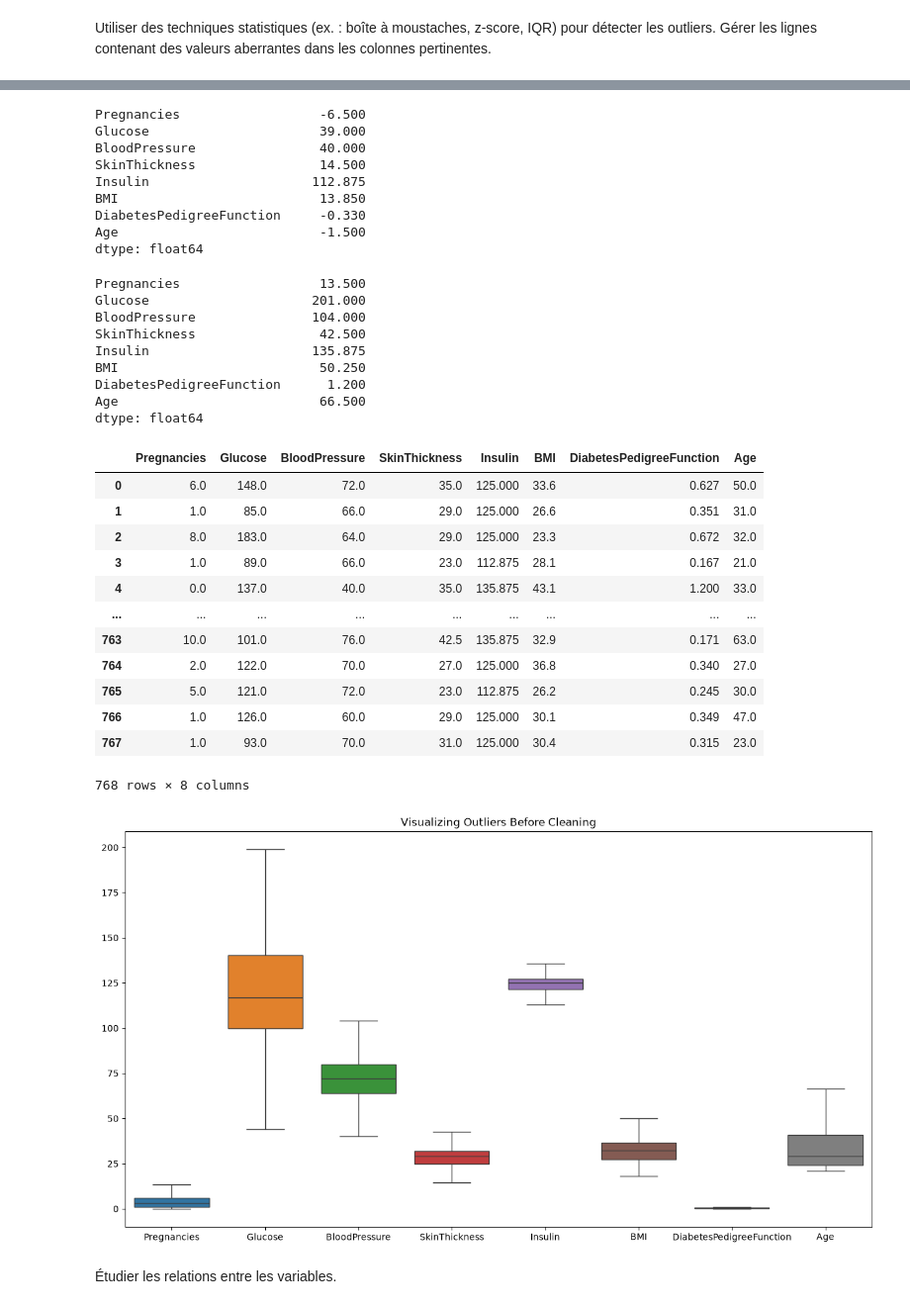
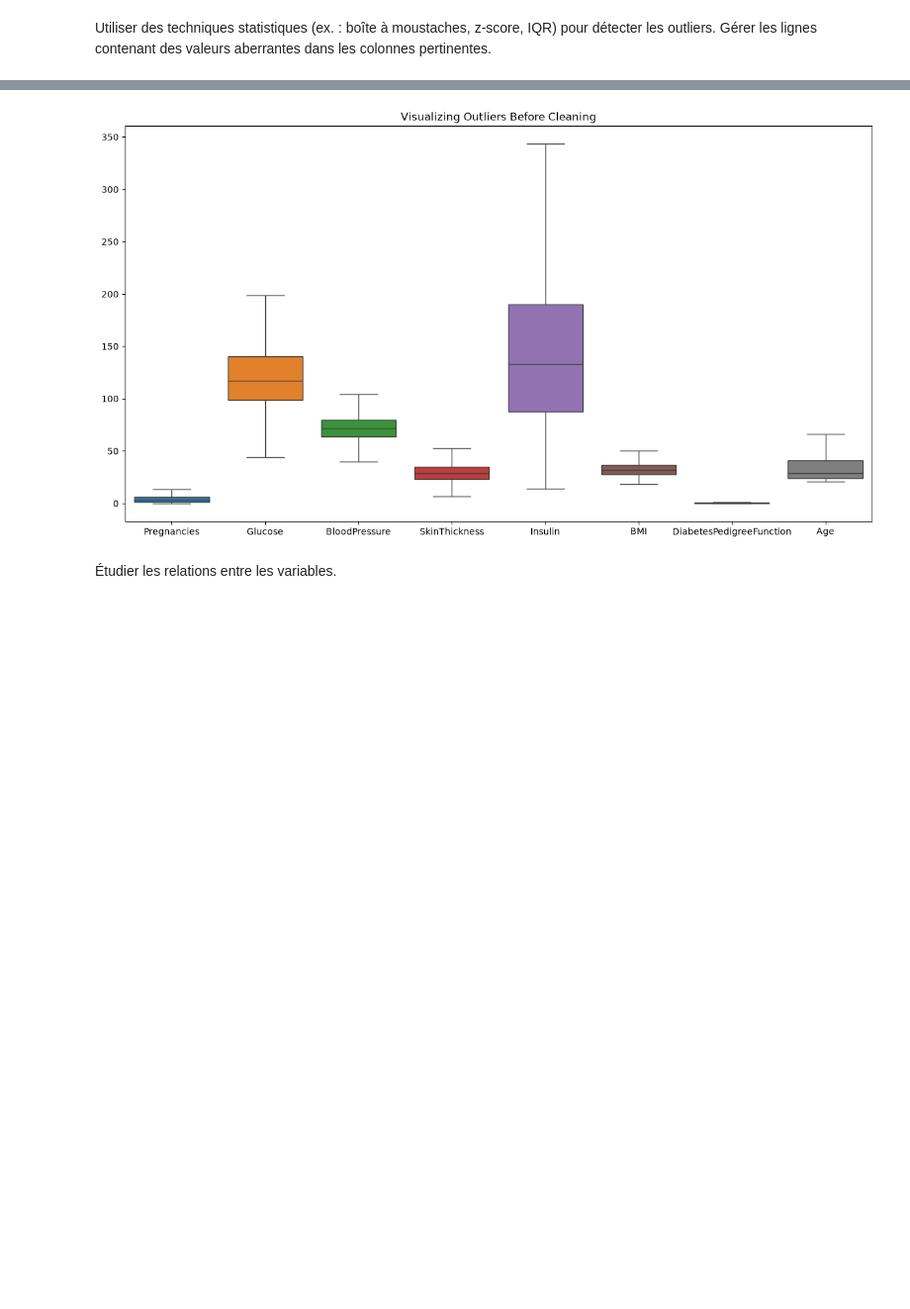
Before and after one commit to ElMehdiCherkaoui/Systeme-Intelligent-de-Prediction-du-Risque-de-Diabete, a Jupyter notebook: notebooks/01_analyse_complete.ipynb, the cells around one changed output, grey strips where cells are left out. Shown at 99% size. Saved outputs shown, nothing was run; the diff lists cells and outputs as text; code cells hidden in the pictures; blank space fills up the shorter version.

Commit message:
Implement code changes to enhance functionality and improve performance

```diff
--- a/notebooks/01_analyse_complete.ipynb
+++ b/notebooks/01_analyse_complete.ipynb
@@ -97,22 +97,19 @@ plt.show()
 # %% [markdown]
 Identifier et traiter les valeurs manquantes dans le jeu de données si elles existent.
 # %%
-df['Glucose'] = df['Glucose'].replace(0,np.nan)
-df['BloodPressure'] = df['BloodPressure'].replace(0,np.nan)
-df['SkinThickness'] = df['SkinThickness'].replace(0,np.nan)
-df['Insulin'] = df['Insulin'].replace(0,np.nan)
-df['BMI'] = df['BMI'].replace(0,np.nan)
+from sklearn.impute import KNNImputer
+
+df = df.drop('ID', axis=1)
+
+imputer = KNNImputer(n_neighbors=5)
+
+cols_with_zeros = ['Glucose', 'BloodPressure', 'SkinThickness', 'Insulin', 'BMI']
+df[cols_with_zeros] = df[cols_with_zeros].replace(0, np.nan)
+
+df_imputed = pd.DataFrame(imputer.fit_transform(df), columns=df.columns)
 
 
+print(df_imputed.isnull().sum())
 
-
-df['Glucose'] = df['Glucose'].fillna(df['Glucose'].median())
-df['BloodPressure'] = df['BloodPressure'].fillna(df['BloodPressure'].median())
-df['SkinThickness'] = df['SkinThickness'].fillna(df['SkinThickness'].median())
-df['Insulin'] = df['Insulin'].fillna(df['Insulin'].median())
-df['BMI'] = df['BMI'].fillna(df['BMI'].median())
-
-
-
-display(df)
+display(df_imputed)
 # %% [output]
@@ -133,25 +139,21 @@ display(df)
 Utiliser des techniques statistiques (ex. : boîte à moustaches, z-score, IQR) pour détecter les outliers.
 Gérer les lignes contenant des valeurs aberrantes dans les colonnes pertinentes.
 # %%
-df = df.drop('ID',axis=1)
+
 
 plt.figure(figsize=(15, 8))
-sns.boxplot(data=df)
+sns.boxplot(data=df_imputed)
 plt.title("Visualizing Outliers Before Cleaning")
 plt.show()
 
-Q1 = df.quantile(0.25)
-Q3 = df.quantile(0.75)
+Q1 = df_imputed.quantile(0.25)
+Q3 = df_imputed.quantile(0.75)
 IQR = Q3 - Q1
 
 lower_limit = Q1 - 1.5 * IQR
 upper_limit = Q3 + 1.5 * IQR
 
-df_cleaned = df.clip(lower=lower_limit, upper=upper_limit, axis=1)
-
-display(lower_limit,upper_limit)
-
-display(df_cleaned)
+df_cleaned = df_imputed.clip(lower=lower_limit, upper=upper_limit, axis=1)
 
 plt.figure(figsize=(15, 8))
 sns.boxplot(data=df_cleaned)
@@ -162,35 +164,4 @@ plt.show()
-Pregnancies                  -6.500
-Glucose                      39.000
-BloodPressure                40.000
-SkinThickness                14.500
-Insulin                     112.875
-BMI                          13.850
-DiabetesPedigreeFunction     -0.330
-Age                          -1.500
-dtype: float64
-Pregnancies                  13.500
-Glucose                     201.000
-BloodPressure               104.000
-SkinThickness                42.500
-Insulin                     135.875
-BMI                          50.250
-DiabetesPedigreeFunction      1.200
-Age                          66.500
-dtype: float64
-|  | Pregnancies | Glucose | BloodPressure | SkinThickness | Insulin | BMI | DiabetesPedigreeFunction | Age |
-| 0 | 6.0 | 148.0 | 72.0 | 35.0 | 125.000 | 33.6 | 0.627 | 50.0 |
-| 1 | 1.0 | 85.0 | 66.0 | 29.0 | 125.000 | 26.6 | 0.351 | 31.0 |
-| 2 | 8.0 | 183.0 | 64.0 | 29.0 | 125.000 | 23.3 | 0.672 | 32.0 |
-| 3 | 1.0 | 89.0 | 66.0 | 23.0 | 112.875 | 28.1 | 0.167 | 21.0 |
-| 4 | 0.0 | 137.0 | 40.0 | 35.0 | 135.875 | 43.1 | 1.200 | 33.0 |
-| ... | ... | ... | ... | ... | ... | ... | ... | ... |
-| 763 | 10.0 | 101.0 | 76.0 | 42.5 | 135.875 | 32.9 | 0.171 | 63.0 |
-| 764 | 2.0 | 122.0 | 70.0 | 27.0 | 125.000 | 36.8 | 0.340 | 27.0 |
-| 765 | 5.0 | 121.0 | 72.0 | 23.0 | 112.875 | 26.2 | 0.245 | 30.0 |
-| 766 | 1.0 | 126.0 | 60.0 | 29.0 | 125.000 | 30.1 | 0.349 | 47.0 |
-| 767 | 1.0 | 93.0 | 70.0 | 31.0 | 125.000 | 30.4 | 0.315 | 23.0 |
-768 rows × 8 columns
-[figure, old version]
+[figure, new version]
 # %% [markdown]
 Étudier les relations entre les variables.
 # %%
```
Also changed, not shown: parts of 13 cells of this notebook.
